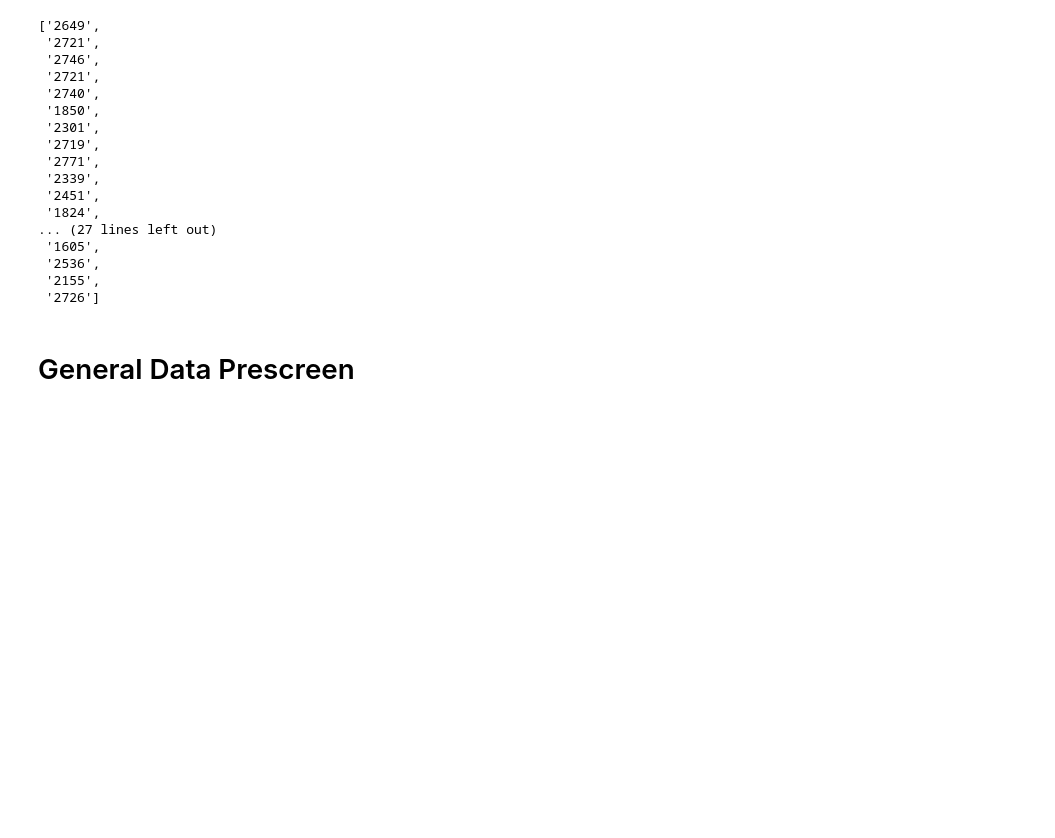
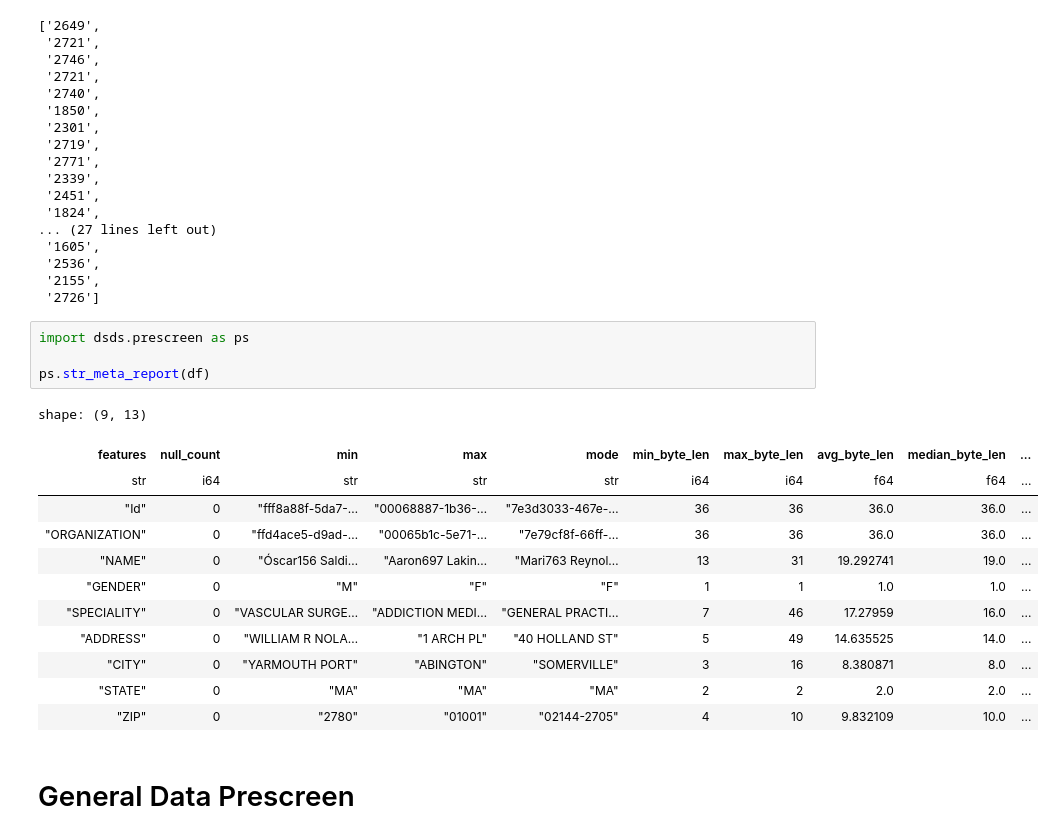
Before and after one commit to abstractqqq/dsds, a Jupyter notebook: examples/dsds_data_screening.ipynb, the cells around one changed output. Drawn from its saved outputs; the diff is of its cells as text; blank space fills up the shorter version.

```diff
--- a/examples/dsds_data_screening.ipynb
+++ b/examples/dsds_data_screening.ipynb
@@ -94,6 +95,23 @@ dia.str_pattern_outliers(df, "ZIP", "^\d\d\d\d\d.*$")
  '2536',
  '2155',
  '2726']
+# %%
+import dsds.prescreen as ps
+
+ps.str_meta_report(df)
+# %% [output]
+shape: (9, 13)
+| features | null_count | min | max | mode | min_byte_len | max_byte_len | avg_byte_len | median_byte_len | ... |
+| str | i64 | str | str | str | i64 | i64 | f64 | f64 | ... |
+| "Id" | 0 | "fff8a88f-5da7-… | "00068887-1b36-… | "7e3d3033-467e-… | 36 | 36 | 36.0 | 36.0 | ... |
+| "ORGANIZATION" | 0 | "ffd4ace5-d9ad-… | "00065b1c-5e71-… | "7e79cf8f-66ff-… | 36 | 36 | 36.0 | 36.0 | ... |
+| "NAME" | 0 | "Óscar156 Saldi… | "Aaron697 Lakin… | "Mari763 Reynol… | 13 | 31 | 19.292741 | 19.0 | ... |
+| "GENDER" | 0 | "M" | "F" | "F" | 1 | 1 | 1.0 | 1.0 | ... |
+| "SPECIALITY" | 0 | "VASCULAR SURGE… | "ADDICTION MEDI… | "GENERAL PRACTI… | 7 | 46 | 17.27959 | 16.0 | ... |
+| "ADDRESS" | 0 | "WILLIAM R NOLA… | "1 ARCH PL" | "40 HOLLAND ST" | 5 | 49 | 14.635525 | 14.0 | ... |
+| "CITY" | 0 | "YARMOUTH PORT" | "ABINGTON" | "SOMERVILLE" | 3 | 16 | 8.380871 | 8.0 | ... |
+| "STATE" | 0 | "MA" | "MA" | "MA" | 2 | 2 | 2.0 | 2.0 | ... |
+| "ZIP" | 0 | "2780" | "01001" | "02144-2705" | 4 | 10 | 9.832109 | 10.0 | ... |
 # %% [markdown]
 # General Data Prescreen
 # %%
```
Also changed, not shown: parts of 2 cells of this notebook.
